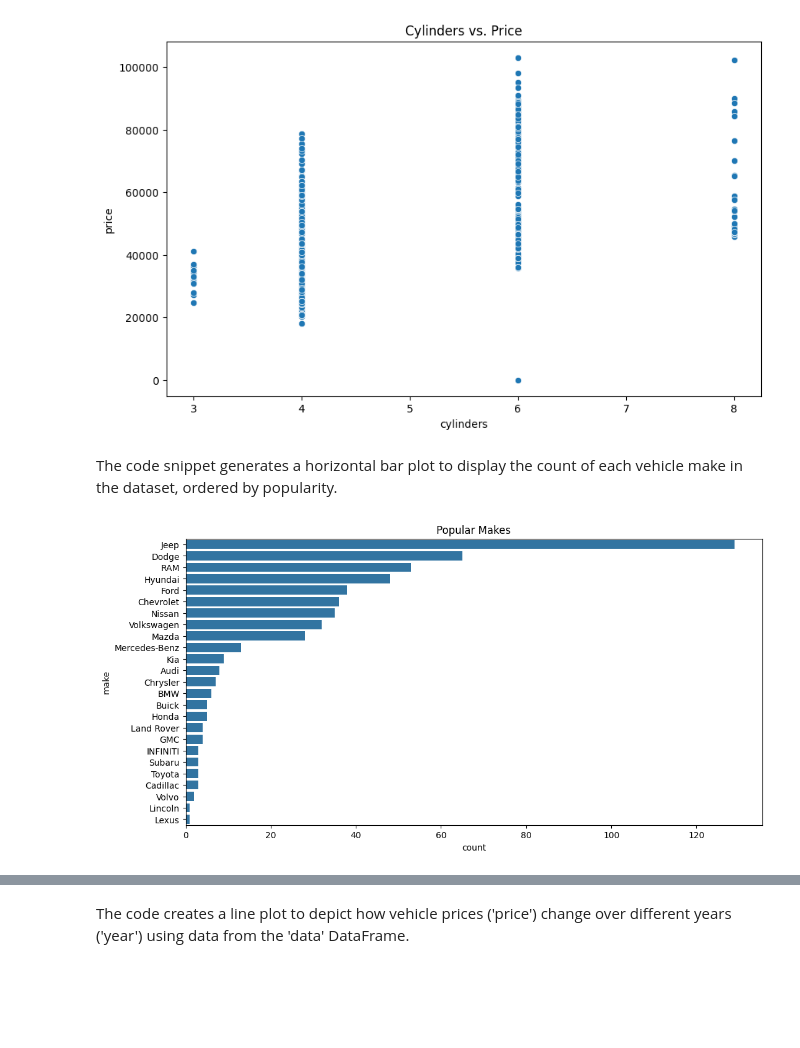
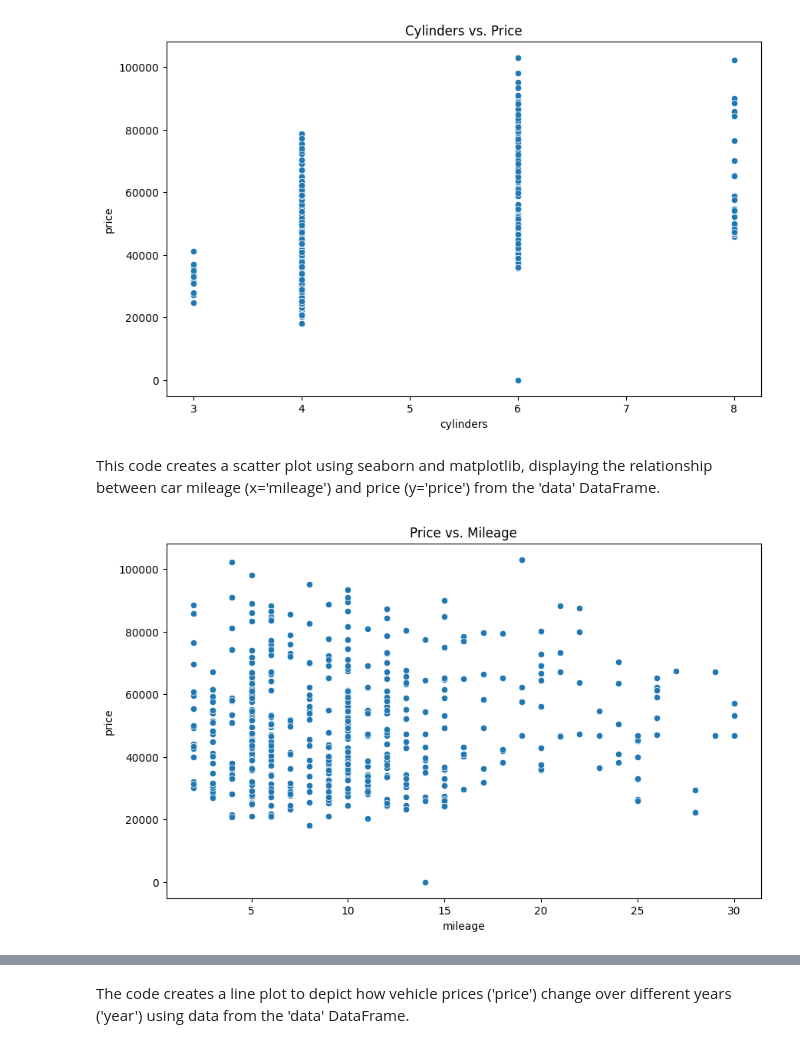
Before and after one commit to chetu5580/project2, a Jupyter notebook: vehicle.ipynb, the cells around one changed output, grey strips where cells are left out. Drawn from its saved outputs; the diff is of its cells as text; code cells hidden in the pictures; blank space fills up the shorter version.

```diff
--- a/vehicle.ipynb
+++ b/vehicle.ipynb
@@ -174,12 +207,12 @@ plt.title('Cylinders vs. Price')
 plt.show()
 # %% [output]
 [figure]
-# %% [markdown]
-The code snippet generates a horizontal bar plot to display the count of each vehicle make in the dataset, ordered by popularity.
+# %% [markdown]
+This code creates a scatter plot using seaborn and matplotlib, displaying the relationship between car mileage (x='mileage') and price (y='price') from the 'data' DataFrame.
 # %%
-plt.figure(figsize=(12, 6))
-sns.countplot(y='make', data=data, order=data['make'].value_counts().index)
-plt.title('Popular Makes')
+plt.figure(figsize=(10, 6))
+sns.scatterplot(data=data, x='mileage', y='price')
+plt.title('Price vs. Mileage')
 plt.show()
 # %% [output]
-[figure, old version]
+[figure, new version]
```
Also changed, not shown: parts of 18 cells of this notebook.
